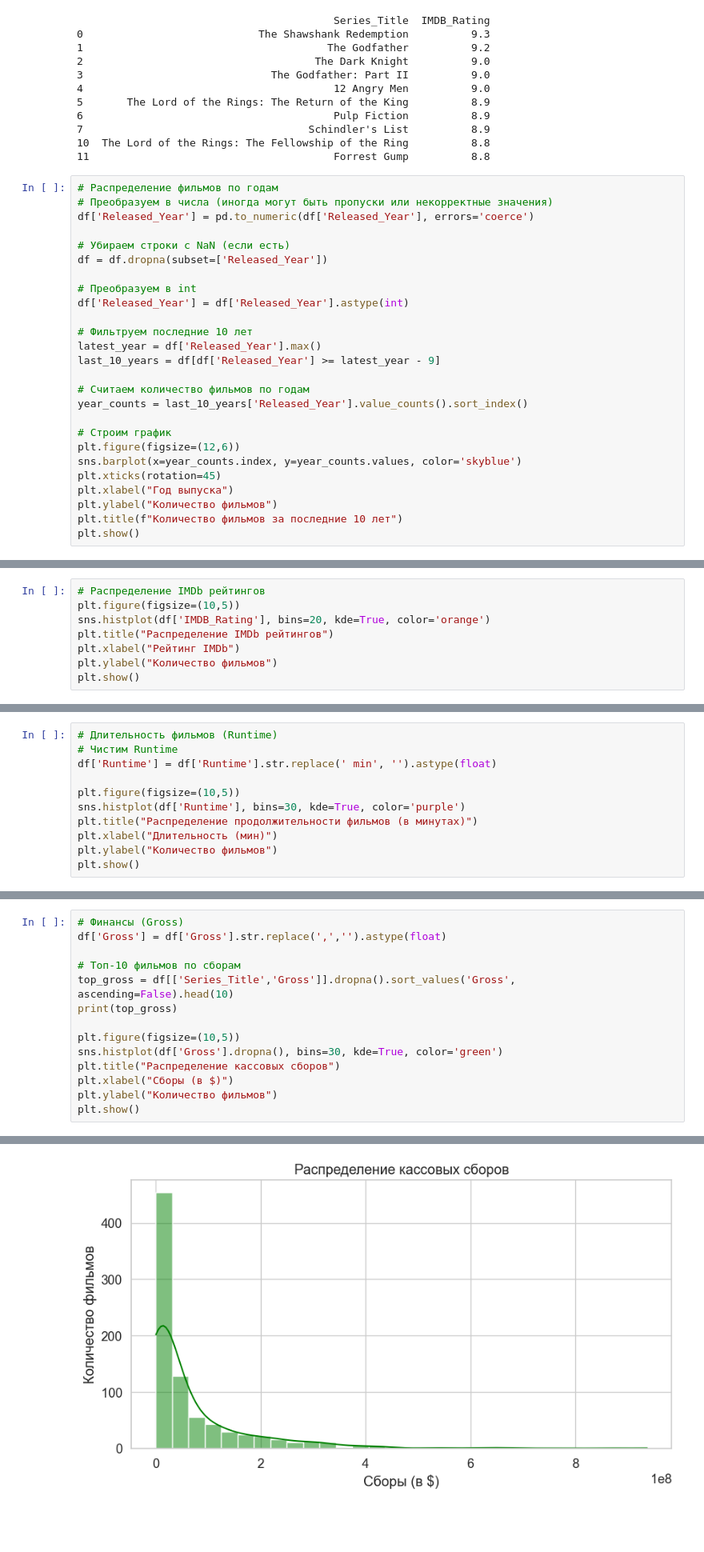
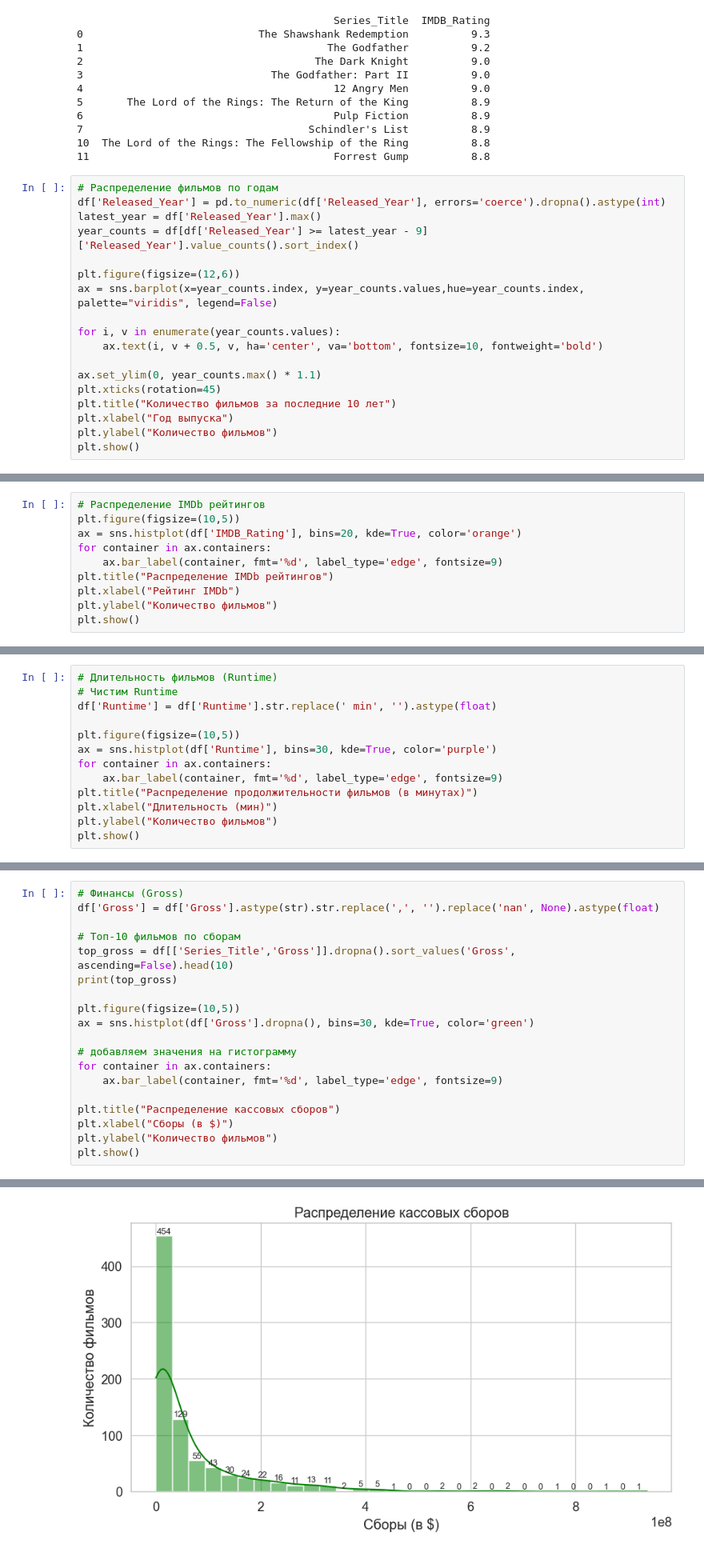
Before and after one commit to LA488/IMDb-Movie-Recommendation-System, a Jupyter notebook: notebooks/01_EDA.ipynb, the cells around one changed output, grey strips where cells are left out. Shown at 80% size. Cells and saved outputs as stored; diff of their text form; blank space fills up the shorter version.

```diff
--- a/notebooks/01_EDA.ipynb
+++ b/notebooks/01_EDA.ipynb
@@ -102,28 +102,20 @@ print(top_movies)
 11                                       Forrest Gump          8.8
 # %%
 # Распределение фильмов по годам
-# Преобразуем в числа (иногда могут быть пропуски или некорректные значения)
-df['Released_Year'] = pd.to_numeric(df['Released_Year'], errors='coerce')
+df['Released_Year'] = pd.to_numeric(df['Released_Year'], errors='coerce').dropna().astype(int)
+latest_year = df['Released_Year'].max()
+year_counts = df[df['Released_Year'] >= latest_year - 9]['Released_Year'].value_counts().sort_index()
 
-# Убираем строки с NaN (если есть)
-df = df.dropna(subset=['Released_Year'])
+plt.figure(figsize=(12,6))
+ax = sns.barplot(x=year_counts.index, y=year_counts.values,hue=year_counts.index, palette="viridis", legend=False)
 
-# Преобразуем в int
-df['Released_Year'] = df['Released_Year'].astype(int)
+for i, v in enumerate(year_counts.values):
+    ax.text(i, v + 0.5, v, ha='center', va='bottom', fontsize=10, fontweight='bold')
 
-# Фильтруем последние 10 лет
-latest_year = df['Released_Year'].max()
-last_10_years = df[df['Released_Year'] >= latest_year - 9]
-
-# Считаем количество фильмов по годам
-year_counts = last_10_years['Released_Year'].value_counts().sort_index()
-
-# Строим график
-plt.figure(figsize=(12,6))
-sns.barplot(x=year_counts.index, y=year_counts.values, color='skyblue')
+ax.set_ylim(0, year_counts.max() * 1.1)
 plt.xticks(rotation=45)
+plt.title("Количество фильмов за последние 10 лет")
 plt.xlabel("Год выпуска")
 plt.ylabel("Количество фильмов")
-plt.title(f"Количество фильмов за последние 10 лет")
 plt.show()
 # %% [output]
@@ -138,7 +142,9 @@ plt.show()
 # %%
 # Распределение IMDb рейтингов
 plt.figure(figsize=(10,5))
-sns.histplot(df['IMDB_Rating'], bins=20, kde=True, color='orange')
+ax = sns.histplot(df['IMDB_Rating'], bins=20, kde=True, color='orange')
+for container in ax.containers:
+    ax.bar_label(container, fmt='%d', label_type='edge', fontsize=9)
 plt.title("Распределение IMDb рейтингов")
 plt.xlabel("Рейтинг IMDb")
 plt.ylabel("Количество фильмов")
@@ -161,7 +167,9 @@ plt.show()
 df['Runtime'] = df['Runtime'].str.replace(' min', '').astype(float)
 
 plt.figure(figsize=(10,5))
-sns.histplot(df['Runtime'], bins=30, kde=True, color='purple')
+ax = sns.histplot(df['Runtime'], bins=30, kde=True, color='purple')
+for container in ax.containers:
+    ax.bar_label(container, fmt='%d', label_type='edge', fontsize=9)
 plt.title("Распределение продолжительности фильмов (в минутах)")
 plt.xlabel("Длительность (мин)")
 plt.ylabel("Количество фильмов")
@@ -216,27 +228,32 @@ plt.show()
 # %%
 # Финансы (Gross)
-df['Gross'] = df['Gross'].str.replace(',','').astype(float)
+df['Gross'] = df['Gross'].astype(str).str.replace(',', '').replace('nan', None).astype(float)
 
 # Топ-10 фильмов по сборам
 top_gross = df[['Series_Title','Gross']].dropna().sort_values('Gross', ascending=False).head(10)
 print(top_gross)
 
 plt.figure(figsize=(10,5))
-sns.histplot(df['Gross'].dropna(), bins=30, kde=True, color='green')
+ax = sns.histplot(df['Gross'].dropna(), bins=30, kde=True, color='green')
+
+# добавляем значения на гистограмму
+for container in ax.containers:
+    ax.bar_label(container, fmt='%d', label_type='edge', fontsize=9)
+
 plt.title("Распределение кассовых сборов")
 plt.xlabel("Сборы (в $)")
 plt.ylabel("Количество фильмов")
 plt.show()
 # %% [output]
                                    Series_Title        Gross
 477  Star Wars: Episode VII - The Force Awakens  936662225.0
 59                            Avengers: Endgame  858373000.0
 623                                      Avatar  760507625.0
 60                       Avengers: Infinity War  678815482.0
 652                                     Titanic  659325379.0
 357                                The Avengers  623279547.0
 891                               Incredibles 2  608581744.0
 2                               The Dark Knight  534858444.0
 582                                   Rogue One  532177324.0
 63                        The Dark Knight Rises  448139099.0
-[figure, old version]
+[figure, new version]
```
Also changed, not shown: parts of 6 cells of this notebook.
